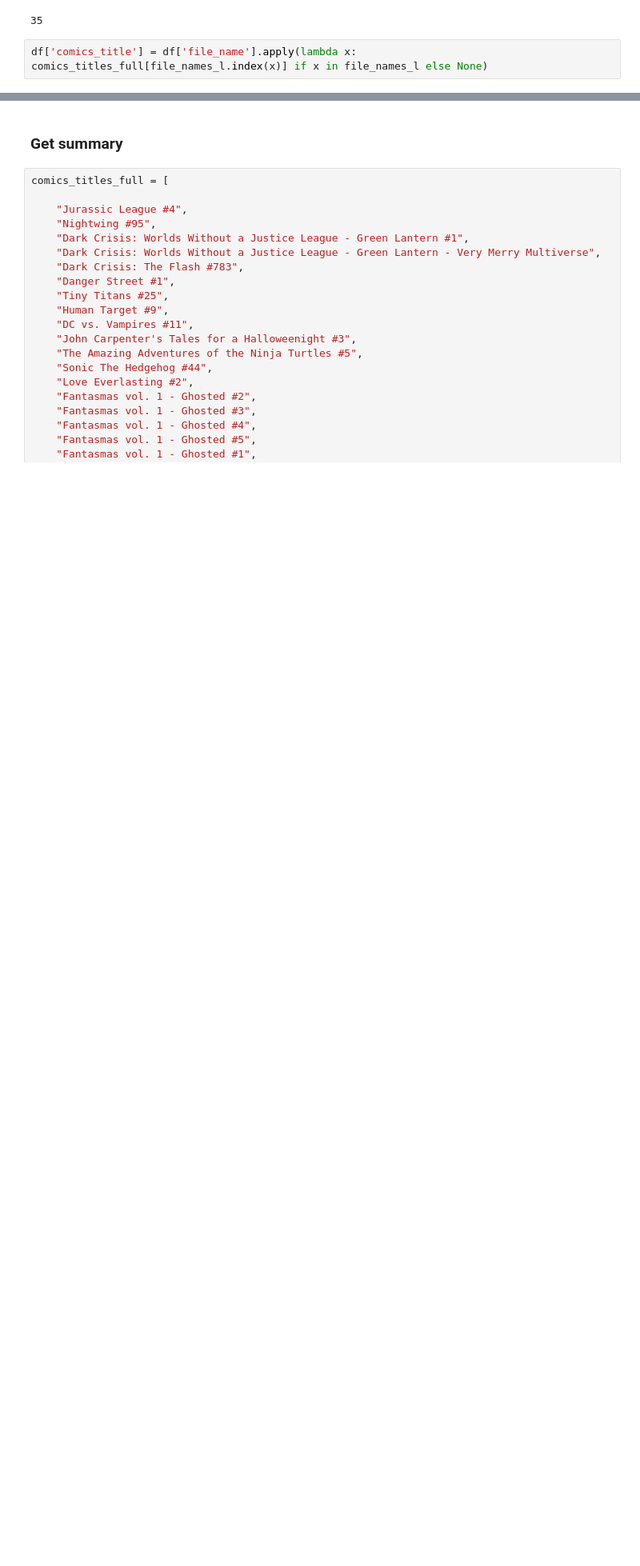
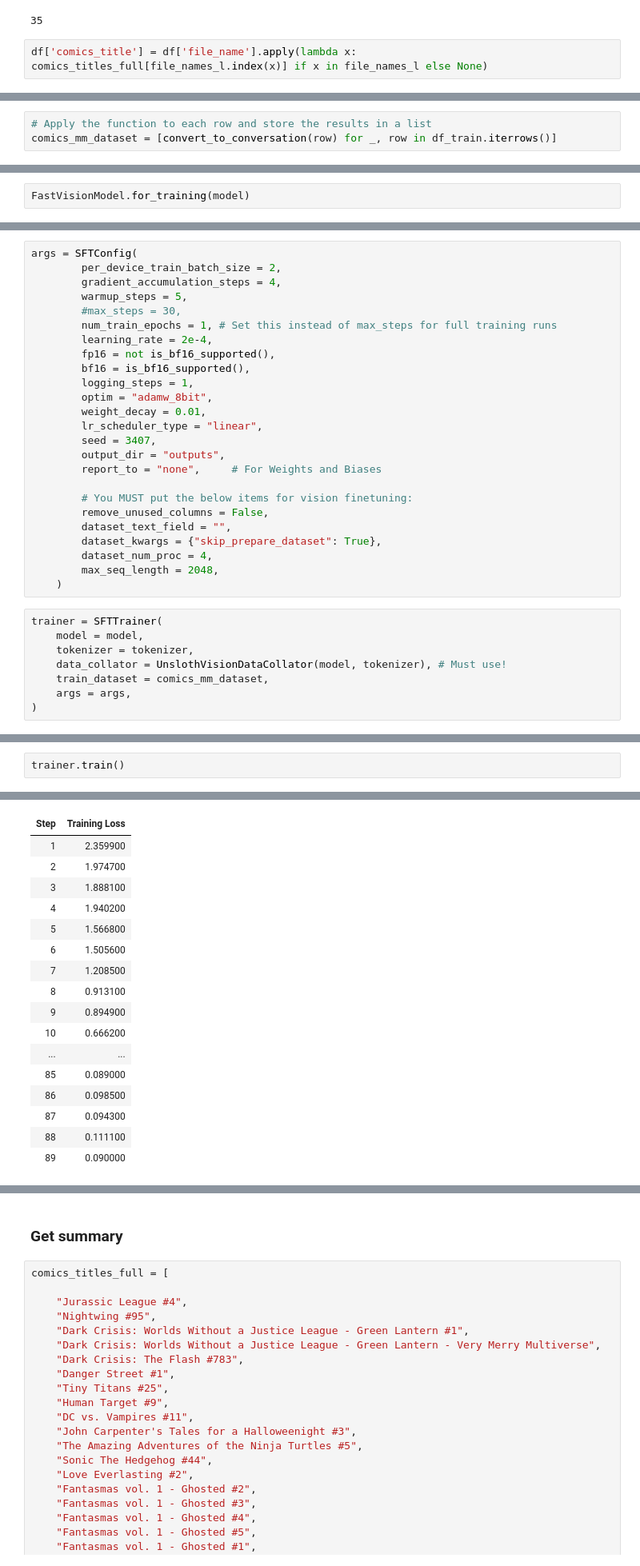
Before and after one commit to mohammadoumar/emotion_classification_LR, a Jupyter notebook: ft_w_vlm.ipynb, the cells around one changed output, grey strips where cells are left out. Shown at 80% size. Drawn from its saved outputs; the diff is of its cells as text; blank space fills up the shorter version.

```diff
--- a/ft_w_vlm.ipynb
+++ b/ft_w_vlm.ipynb
@@ -193,0 +300,3 @@ df
+# %%
+# Apply the function to each row and store the results in a list
+comics_mm_dataset = [convert_to_conversation(row) for _, row in df_train.iterrows()]
@@ -193,0 +322,2 @@ df
+# %%
+FastVisionModel.for_training(model)
@@ -193,0 +342,33 @@ df
+# %%
+args = SFTConfig(
+        per_device_train_batch_size = 2,
+        gradient_accumulation_steps = 4,
+        warmup_steps = 5,
+        #max_steps = 30,
+        num_train_epochs = 1, # Set this instead of max_steps for full training runs
+        learning_rate = 2e-4,
+        fp16 = not is_bf16_supported(),
+        bf16 = is_bf16_supported(),
+        logging_steps = 1,
+        optim = "adamw_8bit",
+        weight_decay = 0.01,
+        lr_scheduler_type = "linear",
+        seed = 3407,
+        output_dir = "outputs",
+        report_to = "none",     # For Weights and Biases
+
+        # You MUST put the below items for vision finetuning:
+        remove_unused_columns = False,
+        dataset_text_field = "",
+        dataset_kwargs = {"skip_prepare_dataset": True},
+        dataset_num_proc = 4,
+        max_seq_length = 2048,
+    )
+# %%
+trainer = SFTTrainer(
+    model = model,
+    tokenizer = tokenizer,
+    data_collator = UnslothVisionDataCollator(model, tokenizer), # Must use!
+    train_dataset = comics_mm_dataset,
+    args = args,
+)
@@ -193,0 +384,3 @@ df
+# %%
+trainer.train()
+# %% [output]
@@ -193,0 +394,17 @@ df
+| Step | Training Loss |
+| 1 | 2.359900 |
+| 2 | 1.974700 |
+| 3 | 1.888100 |
+| 4 | 1.940200 |
+| 5 | 1.566800 |
+| 6 | 1.505600 |
+| 7 | 1.208500 |
+| 8 | 0.913100 |
+| 9 | 0.894900 |
+| 10 | 0.666200 |
+| ... | ... |
+| 85 | 0.089000 |
+| 86 | 0.098500 |
+| 87 | 0.094300 |
+| 88 | 0.111100 |
+| 89 | 0.090000 |
```
Also changed, not shown: parts of 69 cells of this notebook, 2 other files.
